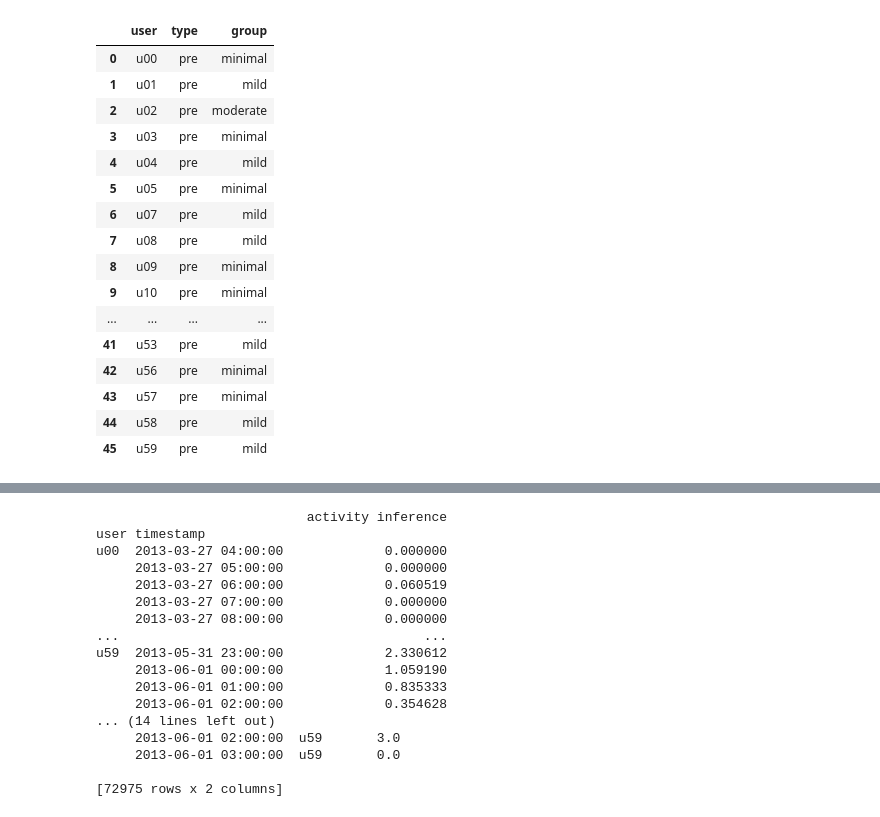
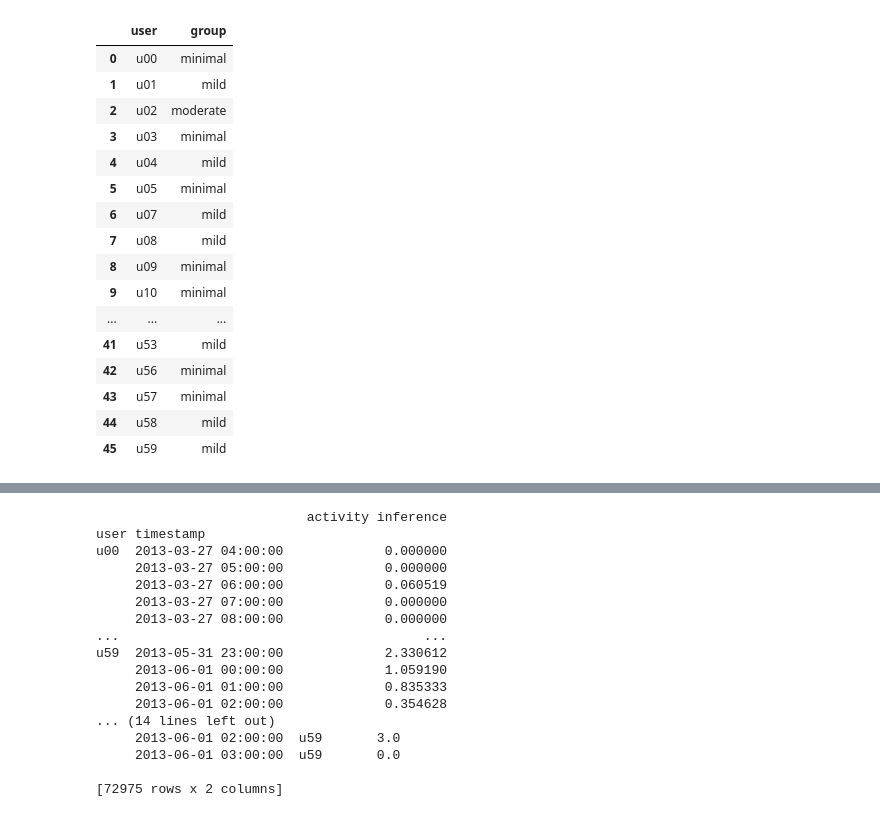
Before and after one commit to digitraceslab/niimpy, a Jupyter notebook: docs/demo_notebooks/student_life_example.ipynb, the cells around one changed output, grey strips where cells are left out. Saved outputs shown, nothing was run; the diff lists cells and outputs as text; code cells hidden in the pictures.

```diff
--- a/docs/demo_notebooks/student_life_example.ipynb
+++ b/docs/demo_notebooks/student_life_example.ipynb
@@ -56,47 +73,43 @@ activity_data.index = pd.to_datetime(activity_data.index, unit='s')
 # %%
-csvfile = archive.open(f"dataset/survey/PHQ-9.csv")
-survey_data = pd.read_csv(csvfile)
-survey_data = survey_data.rename(columns={'uid': 'user'})
-survey_data = survey_data[survey_data["type"] == "pre"]
 numerical_map = {
     "Not at all": 0,
     "Several days": 1,
     "More than half the days": 2,
     "Nearly every day": 3
 }
 def PHQ9_sum_to_group(sum):
     if sum < 5:
         return "minimal"
     elif sum < 10:
         return "mild"
     elif sum < 15:
         return "moderate"
     elif sum < 20:
         return "moderately severe"
     else:
         return "severe"
-cols = [col for col in survey_data.columns if col not in ["user", "type", "Response"]]
+mapped = survey_data.copy()
+cols = [col for col in mapped.columns if col not in ["user", "type", "Response"]]
 for col in cols:
-        survey_data[col] = survey_data[col].apply(lambda x: numerical_map[x])
-survey_data["sum"] = survey_data[cols].sum(axis=1)
-survey_data["group"] = survey_data["sum"].apply(PHQ9_sum_to_group)
+        mapped[col] = mapped[col].apply(lambda x: numerical_map[x])
+mapped["sum"] = mapped[cols].sum(axis=1)
+mapped["group"] = mapped["sum"].apply(PHQ9_sum_to_group)
+mapped[["user", "group"]]
+# %% [output]
+|  | user | group |
+| 0 | u00 | minimal |
+| 1 | u01 | mild |
+| 2 | u02 | moderate |
+| 3 | u03 | minimal |
+| 4 | u04 | mild |
+| 5 | u05 | minimal |
+| 6 | u07 | mild |
+| 7 | u08 | mild |
+| 8 | u09 | minimal |
+| 9 | u10 | minimal |
+| ... | ... | ... |
+| 41 | u53 | mild |
+| 42 | u56 | minimal |
+| 43 | u57 | minimal |
+| 44 | u58 | mild |
+| 45 | u59 | mild |
-# %%
-survey_data[["user", "type", "group"]]
-# %% [output]
-|  | user | type | group |
-| 0 | u00 | pre | minimal |
-| 1 | u01 | pre | mild |
-| 2 | u02 | pre | moderate |
-| 3 | u03 | pre | minimal |
-| 4 | u04 | pre | mild |
-| 5 | u05 | pre | minimal |
-| 6 | u07 | pre | mild |
-| 7 | u08 | pre | mild |
-| 8 | u09 | pre | minimal |
-| 9 | u10 | pre | minimal |
-| ... | ... | ... | ... |
-| 41 | u53 | pre | mild |
-| 42 | u56 | pre | minimal |
-| 43 | u57 | pre | minimal |
-| 44 | u58 | pre | mild |
-| 45 | u59 | pre | mild |
```
Also changed, not shown: parts of 6 cells of this notebook.
